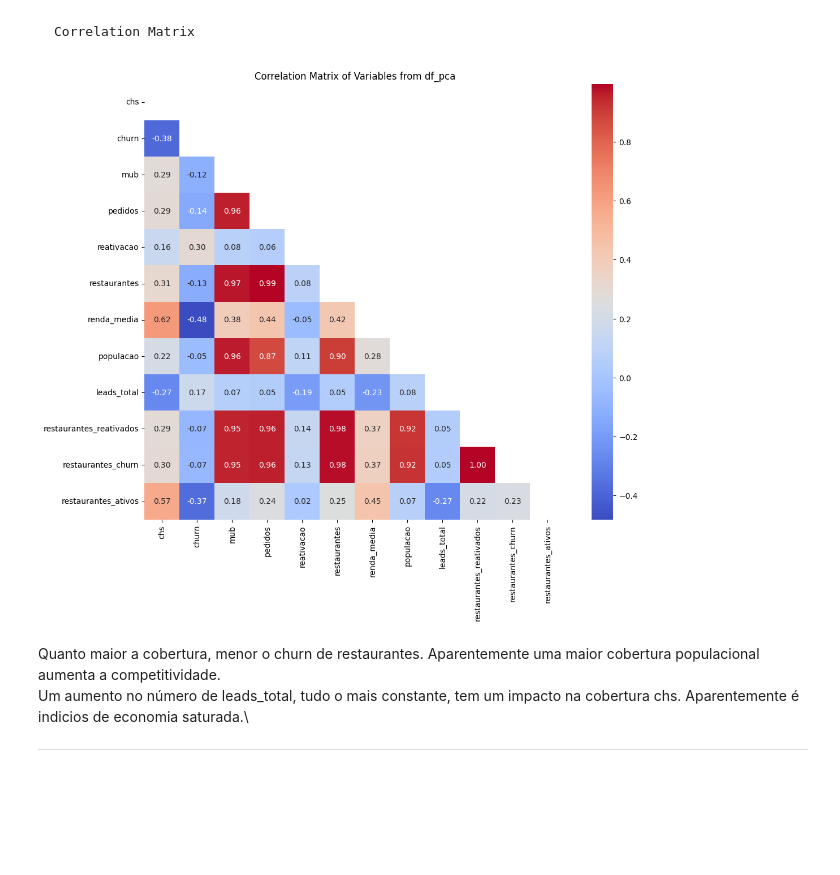
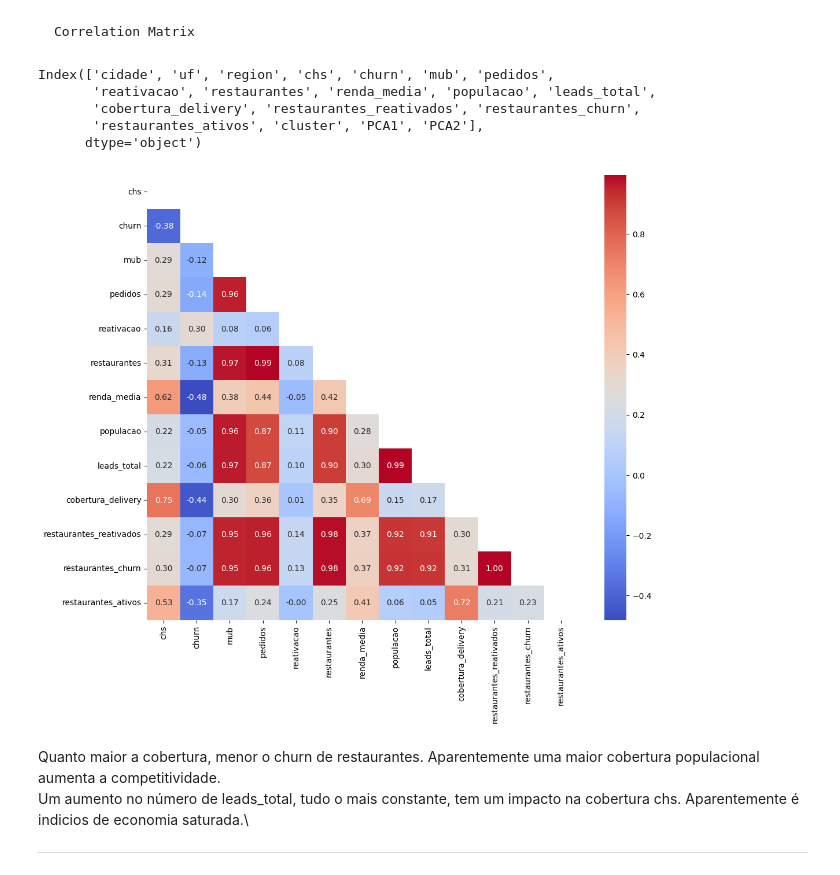
Before and after one commit to j4-metrics/Case-Ifood---Data-Analyst, a Jupyter notebook: PS_Ifood_Data_Analyst.ipynb, the cells around one changed output. Drawn from its saved outputs; the diff is of its cells as text; code cells hidden in the pictures; blank space fills up the shorter version.

```diff
--- a/PS_Ifood_Data_Analyst.ipynb
+++ b/PS_Ifood_Data_Analyst.ipynb
@@ -669,23 +648,31 @@ plt.show()
 # %% [markdown]
     Correlation Matrix
+# %%
+df_median.columns
+# %% [output]
+Index(['cidade', 'uf', 'region', 'chs', 'churn', 'mub', 'pedidos',
+       'reativacao', 'restaurantes', 'renda_media', 'populacao', 'leads_total',
+       'cobertura_delivery', 'restaurantes_reativados', 'restaurantes_churn',
+       'restaurantes_ativos', 'cluster', 'PCA1', 'PCA2'],
+      dtype='object')
 # %%
 df_num = df_median[['chs', 'churn', 'mub', 'pedidos',
-                    'reativacao', 'restaurantes', 'renda_media', 'populacao', 'leads_total',
+                    'reativacao', 'restaurantes', 'renda_media', 'populacao', 'leads_total', 'cobertura_delivery',
                     'restaurantes_reativados', 'restaurantes_churn', 'restaurantes_ativos']]
 # %%
 # Calculate the correlation matrix
 corr_matrix = df_num.corr()
 
 # Create a mask for the off-diagonal elements
 mask = np.triu(np.ones_like(corr_matrix, dtype=bool))
 
 # Plotting the correlation matrix heatmap
 plt.figure(figsize=(12, 10))
 sns.heatmap(corr_matrix, annot=True, cmap='coolwarm', fmt=".2f", mask=mask)
-plt.title('Correlation Matrix of Variables from df_pca')
+plt.title('')
 plt.show()
 # %% [output]
-[figure, old version]
+[figure, new version]
 # %% [markdown]
 Quanto maior a cobertura, menor o churn de restaurantes. Aparentemente uma maior cobertura populacional aumenta a competitividade.\
 Um aumento no número de leads_total, tudo o mais constante, tem um impacto na cobertura chs. Aparentemente é indicios de economia saturada.\
```
Also changed, not shown: parts of 25 cells of this notebook, 1 other file.
